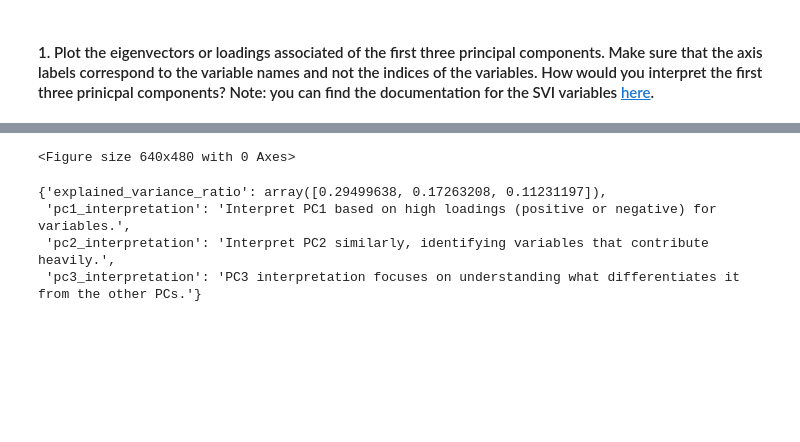
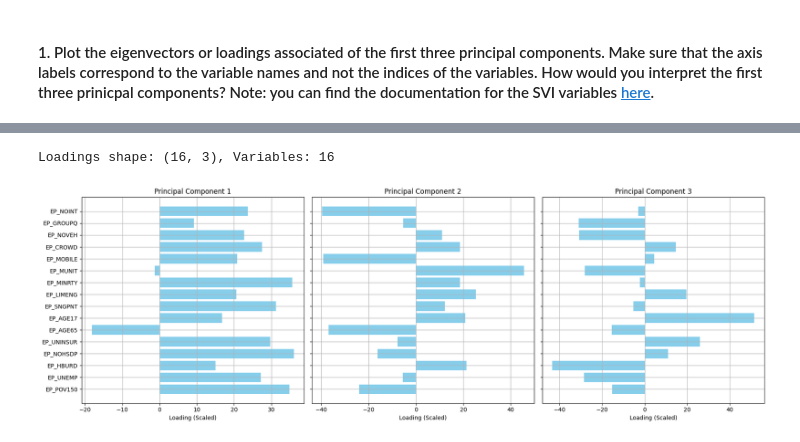
Before and after one commit to aroacs100/PRGS-Intro-to-ML-2024, a Jupyter notebook: Homework/HW_03.ipynb, the cells around one changed output, grey strips where cells are left out. Drawn from its saved outputs; the diff is of its cells as text; code cells hidden in the pictures; blank space fills up the shorter version.

Commit message:
components graph

```diff
--- a/Homework/HW_03.ipynb
+++ b/Homework/HW_03.ipynb
@@ -223,4 +220,9 @@ import matplotlib.pyplot as plt
 import numpy as np
+# %%
+cleaned_data = subset_merge[merge_columns_selection].dropna(how='all').fillna(subset_merge[merge_columns_selection].mean())
+# %%
+scaler = StandardScaler()
+scaled_data = scaler.fit_transform(cleaned_data)
 # %%
 pca = PCA(n_components=3)
 pca_result = pca.fit_transform(scaled_data)
@@ -233,11 +247,19 @@ fig, axes = plt.subplots(1, 3, figsize=(18, 6), sharey=True)
+# %%
+print(f"Loadings shape: {loadings.shape}, Variables: {len(merge_columns_selection)}")
+# %% [output]
+Loadings shape: (16, 3), Variables: 16
+# %%
+scaled_loadings = loadings * 100  # Scale the loadings for better visualization
 # %%
+fig, axes = plt.subplots(1, 3, figsize=(18, 6), sharey=True)
+
 for i, ax in enumerate(axes):
-    ax.barh(merge_columns_selection, loadings[:, i], color='skyblue')
+    ax.barh(merge_columns_selection, scaled_loadings[:, i], color='skyblue')
     ax.set_title(f'Principal Component {i + 1}')
-    ax.set_xlabel('Loading')
+    ax.set_xlabel('Loading (Scaled)')
     ax.grid(True)
 
 plt.tight_layout()
 plt.show()
 # %% [output]
-<Figure size 640x480 with 0 Axes>
+[figure, added]
@@ -246,14 +265,0 @@ explained_variance_ratio = pca.explained_variance_ratio_
-# %%
-interpretation = {
-    'explained_variance_ratio': explained_variance_ratio,
-    'pc1_interpretation': "Interpret PC1 based on high loadings (positive or negative) for variables.",
-    'pc2_interpretation': "Interpret PC2 similarly, identifying variables that contribute heavily.",
-    'pc3_interpretation': "PC3 interpretation focuses on understanding what differentiates it from the other PCs."
-}
-
-interpretation
-# %% [output]
-{'explained_variance_ratio': array([0.29499638, 0.17263208, 0.11231197]),
- 'pc1_interpretation': 'Interpret PC1 based on high loadings (positive or negative) for variables.',
- 'pc2_interpretation': 'Interpret PC2 similarly, identifying variables that contribute heavily.',
- 'pc3_interpretation': 'PC3 interpretation focuses on understanding what differentiates it from the other PCs.'}
```
Also changed, not shown: parts of 6 cells of this notebook.
